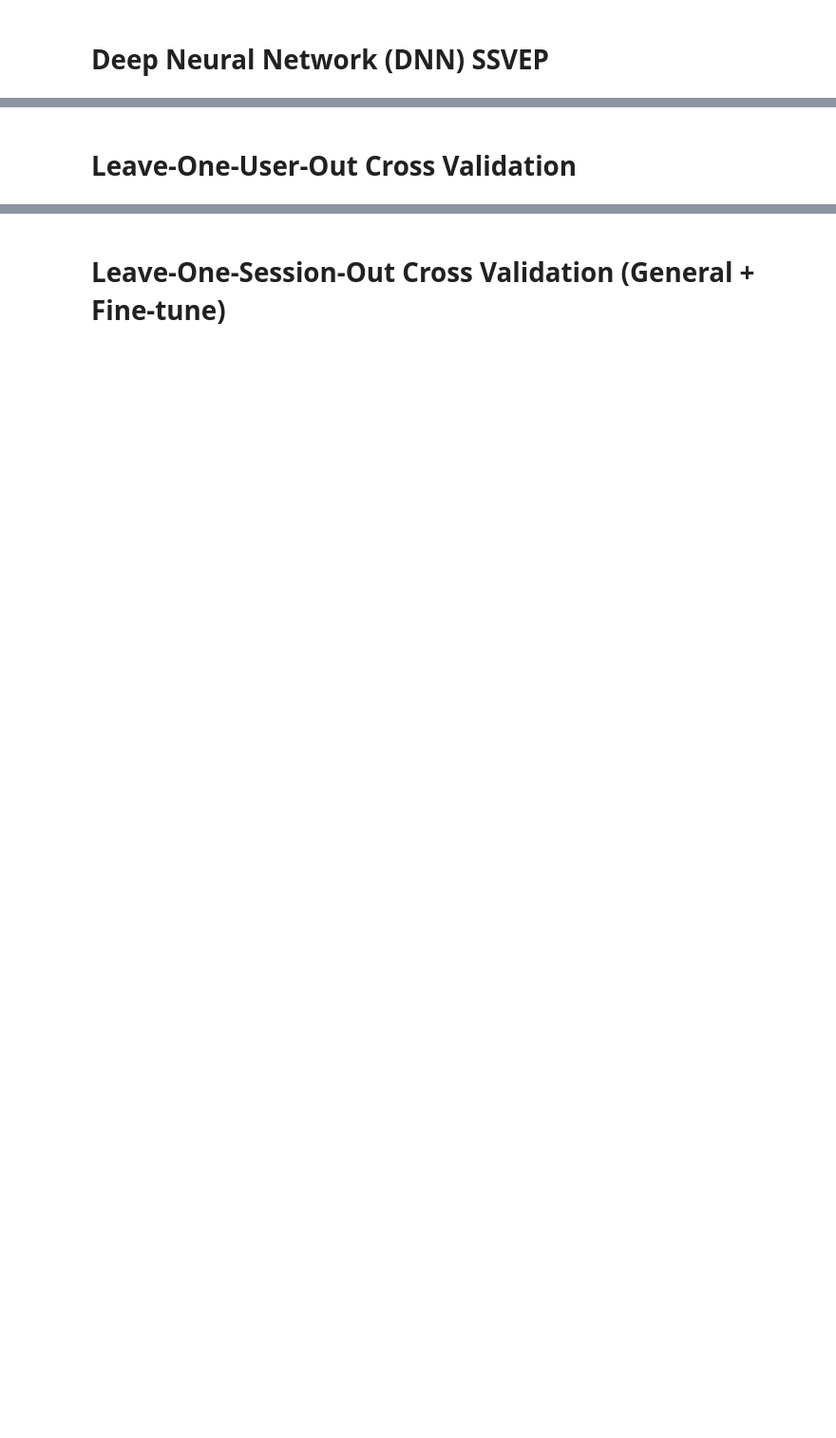
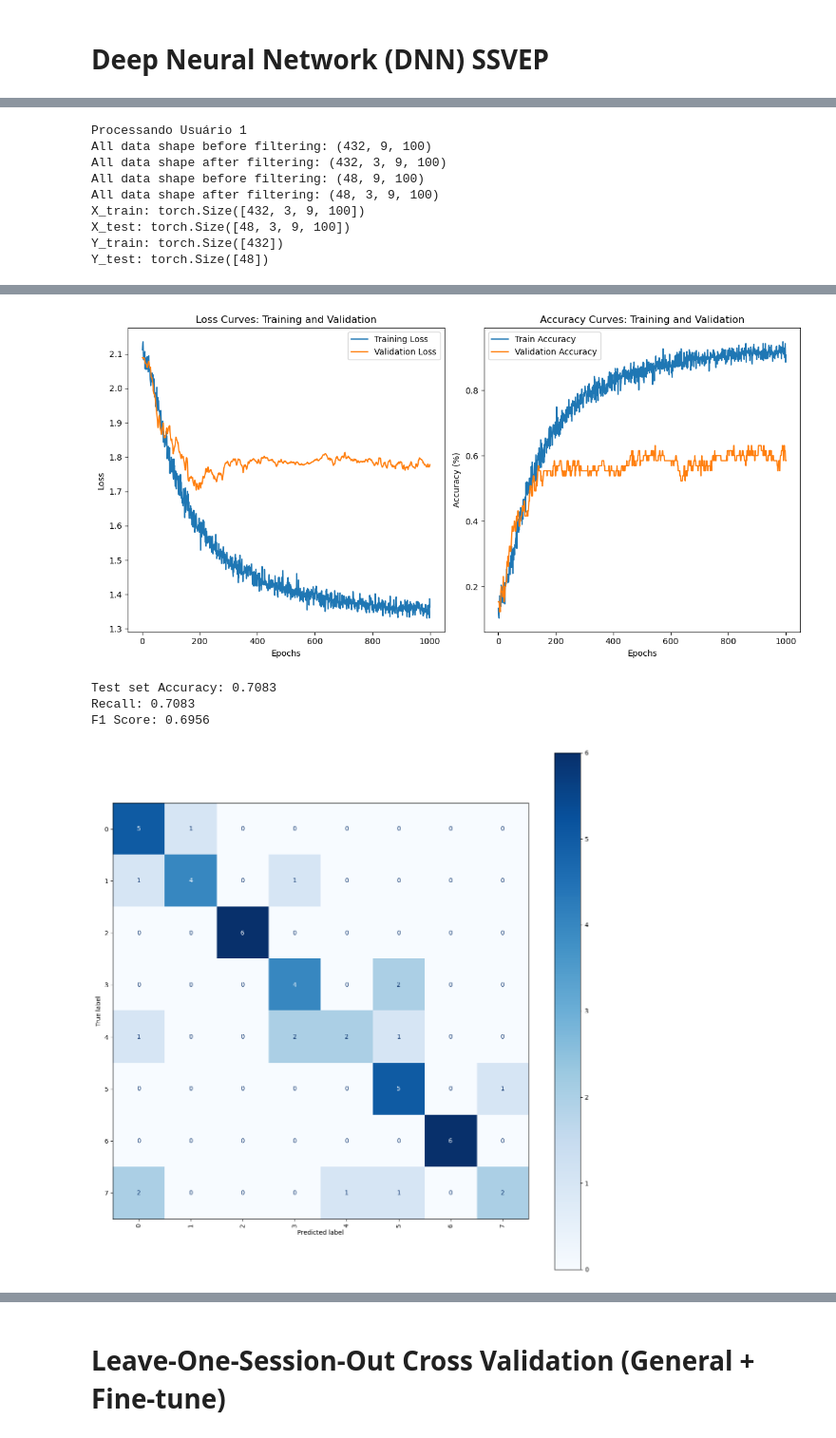
Before and after one commit to machinelatto/ssvep-bci-nn, a Jupyter notebook: cross-subject/dnn_cross.ipynb, the cells around one changed output, grey strips where cells are left out. Shown at 95% size. Drawn from its saved outputs; the diff is of its cells as text; code cells hidden in the pictures; blank space fills up the shorter version.

```diff
--- a/cross-subject/dnn_cross.ipynb
+++ b/cross-subject/dnn_cross.ipynb
@@ -275,2 +180,2 @@ def load_data_from_all_users():
 # %%
-all_data = load_data_from_all_users()
+all_data = load_data_from_users(users=users, visual_delay=delay, filter_bandpass=False)
@@ -279,6 +182,8 @@ all_data[0].shape
-# %% [markdown]
-# Leave-One-User-Out Cross Validation
 # %%
+seed = 42
+torch.cuda.manual_seed(seed)
+torch.manual_seed(seed)
+
 metricas_usuarios = []
 exp_dir.mkdir(parents=True, exist_ok=True)
 
@@ -294,68 +199,50 @@ for user in range(1, len(all_data) + 1):
     x_test = []
     labels_test = []
 
+    # Train users
     for u in users_train:
         data = all_data[u - 1]
         for session in range(data.shape[3]):
             for freq in range(len(indices)):
                 eeg_trial = data[occipital_electrodes, :, indices[freq], session]
                 eeg_trial = eeg_trial[:, :tamanho_da_janela]
-                # eeg_trial_janelas, numero_janelas = separar_em_janelas(
-                #     eeg_trial.T, tamanho_da_janela
-                # )
-                # eeg_trial_janelas_array = np.stack(eeg_trial_janelas)
-                # eeg_trial_janelas_array = eeg_trial_janelas_array.transpose(0, 2, 1)
-                # x_train.append(eeg_trial_janelas_array)
-                # labels_train.extend([frequencias[freq]] * numero_janelas)
                 x_train.append(eeg_trial)
                 labels_train.extend([frequencias[freq]])
-
-    # x_train = np.concatenate(x_train, axis=0)
     x_train = np.array(x_train)
     x_train = filter_signals_subbands(x_train, subban_no=3, sampling_rate=250)
+
     # Test user
     data = all_data[user_test - 1]
     for session in range(data.shape[3]):
         for freq in range(len(indices)):
             eeg_trial = data[occipital_electrodes, :, indices[freq], session]
             eeg_trial = eeg_trial[:, :tamanho_da_janela]
-            # eeg_trial_janelas, numero_janelas = separar_em_janelas(
-            #     eeg_trial.T, tamanho_da_janela
-            # )
-            # eeg_trial_janelas_array = np.stack(eeg_trial_janelas)
-            # eeg_trial_janelas_array = eeg_trial_janelas_array.transpose(0, 2, 1)
-            # x_test.append(eeg_trial_janelas_array)
-            # labels_test.extend([frequencias[freq]] * numero_janelas)
             x_test.append(eeg_trial)
             labels_test.extend([frequencias[freq]])
-
-    # x_test = np.concatenate(x_test, axis=0)
     x_test = np.array(x_test)
     x_test = filter_signals_subbands(x_test, subban_no=3, sampling_rate=250)
 
     mapeamento = {rotulo: i for i, rotulo in enumerate(sorted(frequencias_desejadas))}
-
-    # Labels
-    rotulos_treinamento = torch.tensor(
-        [mapeamento[rotulo.item()] for rotulo in labels_train]
-    )
+    labels_train = torch.tensor([mapeamento[rotulo.item()] for rotulo in labels_train])
     labels_test = torch.tensor([mapeamento[rotulo.item()] for rotulo in labels_test])
 
-    x_train = torch.from_numpy(x_train.copy()).float().to(device)
+    X_train = torch.from_numpy(x_train.copy()).float().to(device)
     X_test = torch.from_numpy(x_test.copy()).float().to(device)
-    Y_treino = rotulos_treinamento.to(torch.long).to(device)
-    Y_teste = labels_test.to(torch.long).to(device)
-    print("x_train:", x_train.shape)
+    Y_train = labels_train.to(torch.long).to(device)
+    Y_test = labels_test.to(torch.long).to(device)
+    print("X_train:", X_train.shape)
     print("X_test:", X_test.shape)
-    print("Y_treino:", Y_treino.shape)
-    print("Y_teste:", Y_teste.shape)
+    print("Y_train:", Y_train.shape)
+    print("Y_test:", Y_test.shape)
+
     model = SSVEPDNN(
         num_classes=len(frequencias_desejadas),
         channels=9,
         samples=tamanho_da_janela,
         subbands=3,
     ).to(device)
-    dataset = TensorDataset(x_train, Y_treino)
+
+    dataset = TensorDataset(X_train, Y_train)
     train_size = int(0.85 * len(dataset))
     val_size = len(dataset) - train_size
     train_dataset, val_dataset = random_split(
@@ -363,13 +250,16 @@ for user in range(1, len(all_data) + 1):
         [train_size, val_size],
         generator=torch.Generator().manual_seed(seed),
     )
+
     train_loader = DataLoader(train_dataset, batch_size=64, shuffle=True)
     val_loader = DataLoader(val_dataset, batch_size=16, shuffle=False)
     test_loader = DataLoader(
-        TensorDataset(X_test, Y_teste), batch_size=10, shuffle=False
+        TensorDataset(X_test, Y_test), batch_size=10, shuffle=False
     )
+
     criterion = nn.CrossEntropyLoss()
     optimizer = optim.Adam(model.parameters(), lr=0.0001)
+
     best_model = train(
         model,
         train_loader,
@@ -380,9 +270,7 @@ for user in range(1, len(all_data) + 1):
         device=device,
         save_path=exp_dir.joinpath(f"best_model_user_{user}.pth"),
     )
-    accuracy, recall, f1, cm = evaluate(
-        best_model, test_loader, chanels=len(frequencias_desejadas)
-    )
+    accuracy, recall, f1, cm = evaluate(best_model, test_loader)
     metricas_crossval.append(
         {
             "usuario": user,
@@ -397,5 +285,15 @@ for user in range(1, len(all_data) + 1):
     )
     metricas_usuarios.extend(metricas_crossval)
     df_metricas = pd.DataFrame(metricas_usuarios)
-    df_metricas.to_csv(exp_dir.joinpath(f"{exp_dir}_metricas.csv"), index=False)
+    df_metricas.to_csv(exp_dir.joinpath(f"metricas.csv"), index=False)
     print("-" * 50)
+# %% [output]
+Processando Usuário 1
+All data shape before filtering: (432, 9, 100)
+All data shape after filtering: (432, 3, 9, 100)
+All data shape before filtering: (48, 9, 100)
+All data shape after filtering: (48, 3, 9, 100)
+X_train: torch.Size([432, 3, 9, 100])
+X_test: torch.Size([48, 3, 9, 100])
+Y_train: torch.Size([432])
+Y_test: torch.Size([48])
@@ -401,0 +317,5 @@ for user in range(1, len(all_data) + 1):
+[figure, added]
+Test set Accuracy: 0.7083
+Recall: 0.7083
+F1 Score: 0.6956
+[figure, added]
```
Also changed, not shown: parts of 16 cells of this notebook, 10 other files.
